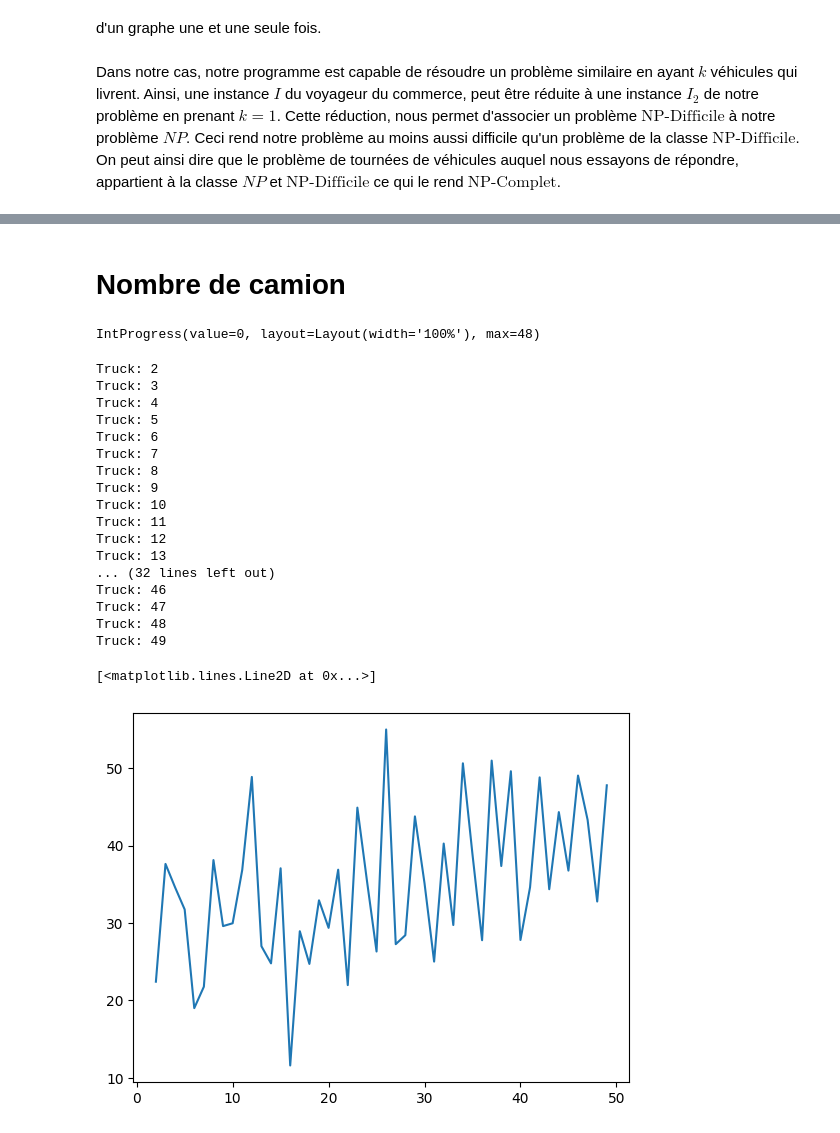
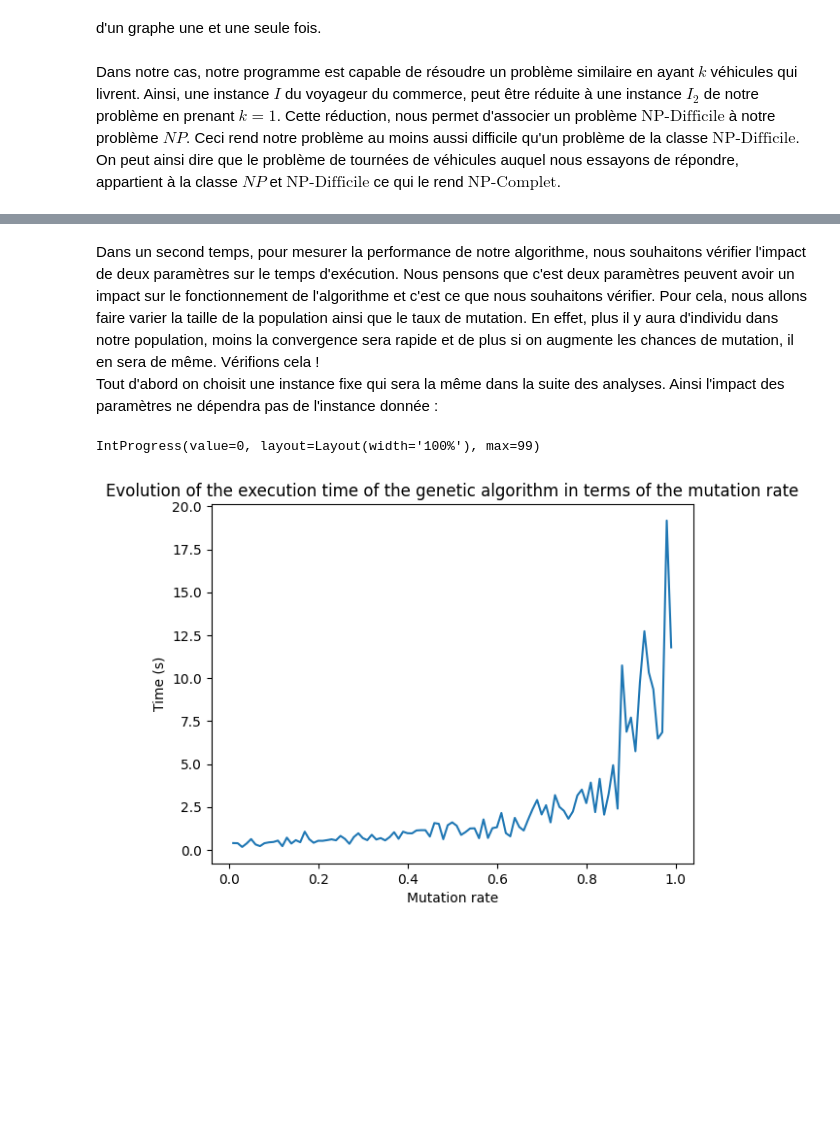
Before and after one commit to Vic06163/Algorithmics-project, a Jupyter notebook: Livrable v2.ipynb, the cells around one changed output, grey strips where cells are left out. Saved outputs shown, nothing was run; the diff lists cells and outputs as text; code cells hidden in the pictures; blank space fills up the shorter version.

```diff
--- a/Livrable v2.ipynb
+++ b/Livrable v2.ipynb
@@ -354,10 +225,0 @@ Pour commencer l'implémentation de notre algorithme génétique, nous allons to
-# %%
-def traffic(x):
-    return (30 * np.exp(-(x-7.5)**2 / (2 * 0.5**2)) + 30 * np.exp(-(x-17)**2 / (2 * 1**2))) + 1
-
-x = np.linspace(0, 23, 100)
-plt.plot(x, traffic(x))
-plt.title("Coefficient de traffic en fonction de l'heure")
-plt.xlabel("Temps (h)")
-plt.ylabel("Coefficient de traffic")
-plt.show()
@@ -551,0 +358,10 @@ Pour réaliser ce processus, deux gênes vont être séléctionnés au hasard po
+# %%
+def traffic(x):
+    return (0.8 * np.exp(-(x-7.5)**2 / (2 * 0.5**2)) + 0.8 * np.exp(-(x-17)**2 / (2 * 1**2))) + 1
+
+x = np.linspace(0, 23, 100)
+plt.plot(x, traffic(x))
+plt.title("Coefficient de traffic en fonction de l'heure")
+plt.xlabel("Temps (h)")
+plt.ylabel("Coefficient de traffic")
+plt.show()
@@ -865,44 +833,35 @@ plt.plot(xc, yc, 'ro')
-# %% [markdown]
-# Nombre de camion
+# %% [markdown]
+Dans un second temps, pour mesurer la performance de notre algorithme, nous souhaitons vérifier l'impact de deux paramètres sur le temps d'exécution. Nous pensons que c'est deux paramètres peuvent avoir un impact sur le fonctionnement de l'algorithme et c'est ce que nous souhaitons vérifier. Pour cela, nous allons faire varier la taille de la population ainsi que le taux de mutation. En effet, plus il y aura d'individu dans notre population, moins la convergence sera rapide et de plus si on augmente les chances de mutation, il en sera de même. Vérifions cela ! <br/>
+Tout d'abord on choisit une instance fixe qui sera la même dans la suite des analyses. Ainsi l'impact des paramètres ne dépendra pas de l'instance donnée :
+# %%
+matrix, xc, yc = generate_random_graph(30)
+number_of_truck = 3
+starting_point = 0
+start_hour = 7
+population_size = 30
 # %%
-nb_truck = np.arange(2, 50, 1)
+mut = np.arange(0.01, 1, 0.01, dtype=float)
 times = []
 
-bar = IntProgress(min=0, max=len(nb_truck), layout={'width': '100%'})
+bar = IntProgress(min=0, max=len(mut), layout={'width': '100%'})
+bar.value = 0
 display(bar)
 
-for truck in nb_truck:
-    print("Truck:", truck)
-
+for mutation_rate in mut:
     start = time.time()
-    best_individual = genetic_algorithm(adjacency_matrix, nb_truck=truck, starting_point=starting_point, population_size=population_size, mutation_rate=mutation_rate, start_hour=start_hour)
+    best_individual = genetic_algorithm(matrix, nb_truck=number_of_truck, starting_point=starting_point, population_size=population_size, mutation_rate=mutation_rate, start_hour=start_hour)
     end = time.time()
     times.append(end - start)
     bar.value += 1
 
 # Remove progress bar
 bar.close()
 
-
-plt.plot(nb_truck, times)
+plt.plot(mut, times)
+plt.title("Evolution of the execution time of the genetic algorithm in terms of the mutation rate")
+plt.xlabel("Mutation rate")
+plt.ylabel("Time (s)")
+plt.show()
 # %% [output]
-IntProgress(value=0, layout=Layout(width='100%'), max=48)
+IntProgress(value=0, layout=Layout(width='100%'), max=99)
-Truck: 2
-Truck: 3
-Truck: 4
-Truck: 5
-Truck: 6
-Truck: 7
-Truck: 8
-Truck: 9
-Truck: 10
-Truck: 11
-Truck: 12
-Truck: 13
-... (32 lines left out)
-Truck: 46
-Truck: 47
-Truck: 48
-Truck: 49
-[<matplotlib.lines.Line2D at 0x...>]
-[figure, old version]
+[figure, new version]
```
Also changed, not shown: parts of 67 cells of this notebook.
